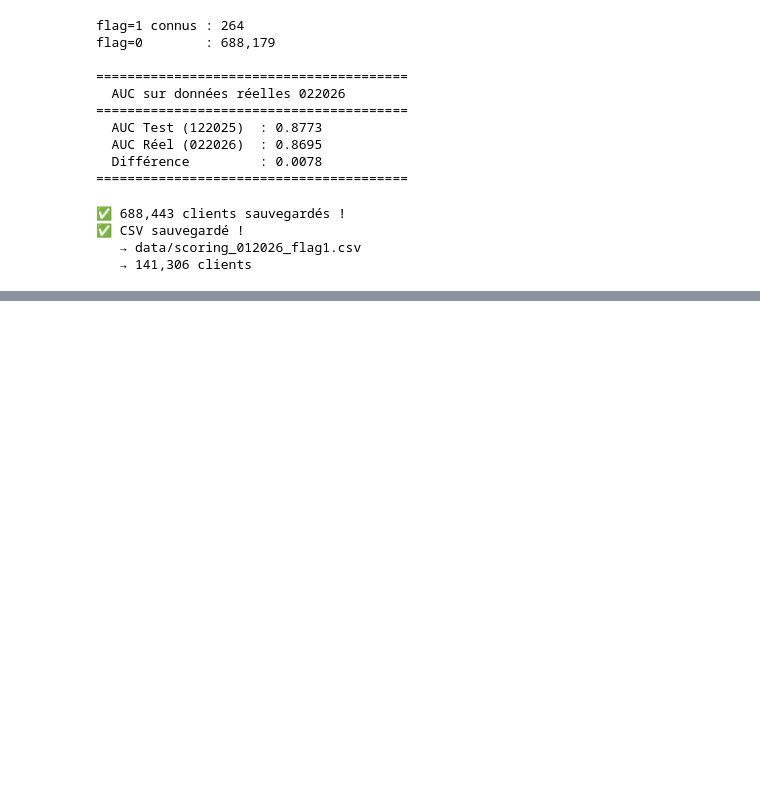
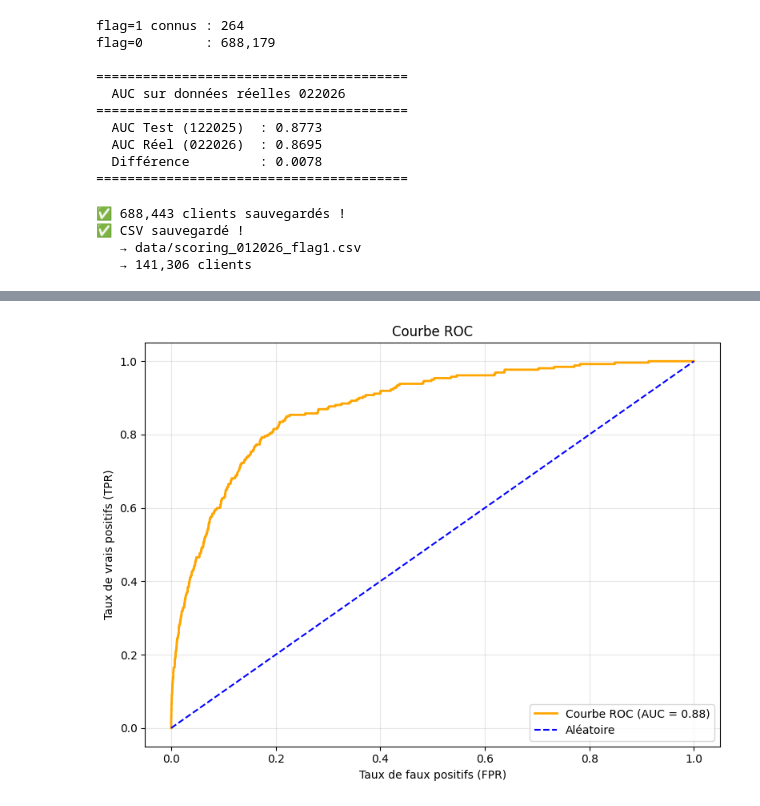
Before and after one commit to Bouali-Saad/banking-credit-scoring-pipeline, a Jupyter notebook: notebooks/05_modeling.ipynb, the cells around one changed output, grey strips where cells are left out. Drawn from its saved outputs; the diff is of its cells as text; code cells hidden in the pictures; blank space fills up the shorter version.

```diff
--- a/notebooks/05_modeling.ipynb
+++ b/notebooks/05_modeling.ipynb
@@ -1533,0 +1585,19 @@ print(f"   → {df_scoring['flag_cible'].sum():,} clients")
+# %%
+
+import pandas as pd
+import numpy as np
+import joblib
+from sklearn.metrics import roc_curve, roc_auc_score
+import matplotlib.pyplot as plt
+
+
+xgb_v3 = joblib.load(
+    "C:/Users/saadb/pfe-scoring-credit/models/xgboost_v3_final.pkl"
+)
+
+# Recharger X_test et y_test
+X_test = pd.read_parquet("C:/Users/saadb/pfe-scoring-credit/data/X_test.parquet")
+y_test = pd.read_parquet("C:/Users/saadb/pfe-scoring-credit/data/y_test.parquet")['flag_transfo']
+
+print(f"X_test : {X_test.shape}")
+print(f"y_test flag=1 : {y_test.sum()}")
@@ -1533,0 +1607,63 @@ print(f"   → {df_scoring['flag_cible'].sum():,} clients")
+# %%
+from sklearn.metrics import roc_curve, roc_auc_score
+import matplotlib.pyplot as plt
+import numpy as np
+
+# ── Prédictions ──────────────────────────────────────────────────
+probas_test = xgb_v3.predict_proba(X_test)[:, 1]
+auc         = roc_auc_score(y_test, probas_test)
+
+print(f"AUC = {auc:.4f}")
+
+
+fpr, tpr, _ = roc_curve(y_test, probas_test)
+
+plt.figure(figsize=(8, 6))
+plt.plot(fpr, tpr, color='orange', linewidth=2,
+         label=f'Courbe ROC (AUC = {auc:.2f})')
+plt.plot([0, 1], [0, 1], 'b--', label='Aléatoire')
+plt.xlabel('Taux de faux positifs (FPR)')
+plt.ylabel('Taux de vrais positifs (TPR)')
+plt.title('Courbe ROC')
+plt.legend(loc='lower right')
+plt.grid(True, alpha=0.3)
+plt.tight_layout()
+plt.savefig('../sql/resultats/23_courbe_roc.png', dpi=150)
+plt.show()
+
+
+df_gain = pd.DataFrame({'proba': probas_test, 'flag': y_test.values})
+df_gain = df_gain.sort_values('proba', ascending=False).reset_index(drop=True)
+df_gain['cumul_flag'] = df_gain['flag'].cumsum()
+df_gain['pct_pop']    = (df_gain.index + 1) / len(df_gain) * 100
+df_gain['pct_gain']   = df_gain['cumul_flag'] / df_gain['flag'].sum() * 100
+
+# Points clés
+points = [10, 20, 30, 40, 50, 60, 70, 80, 90, 100]
+
+plt.figure(figsize=(8, 6))
+plt.plot(df_gain['pct_pop'], df_gain['pct_gain'],
+         color='green', linewidth=2, label='Modèle')
+plt.plot([0, 100], [0, 100], 'r--', label='Aléatoire')
+
+# Annotations
+for p in points:
+    idx  = int(p / 100 * len(df_gain)) - 1
+    gain = df_gain['pct_gain'].iloc[idx]
+    plt.annotate(f'{gain:.1f}%',
+                 xy=(p, gain),
+                 fontsize=8,
+                 ha='center')
+
+plt.xlabel('Pourcentage de la population (%)')
+plt.ylabel('Pourcentage de vrais positifs capturés (%)')
+plt.title('Courbe de gain cumulé')
+plt.legend()
+plt.grid(True, alpha=0.3)
+plt.tight_layout()
+plt.savefig('../sql/resultats/24_courbe_gain.png', dpi=150)
+plt.show()
+
+print(f"\n AUC = {auc:.4f}")
+print(f" Graphiques sauvegardés !")
+# %% [output]
@@ -1533,0 +1671 @@ print(f"   → {df_scoring['flag_cible'].sum():,} clients")
+[figure, added]
```
Also changed, not shown: parts of 5 cells of this notebook, 10 other files.
